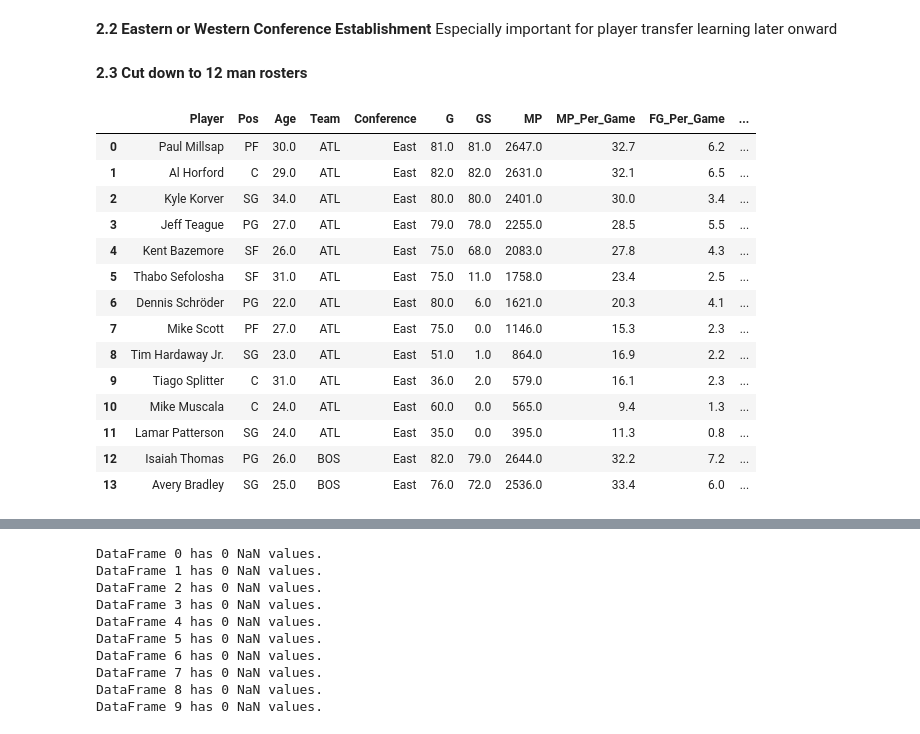
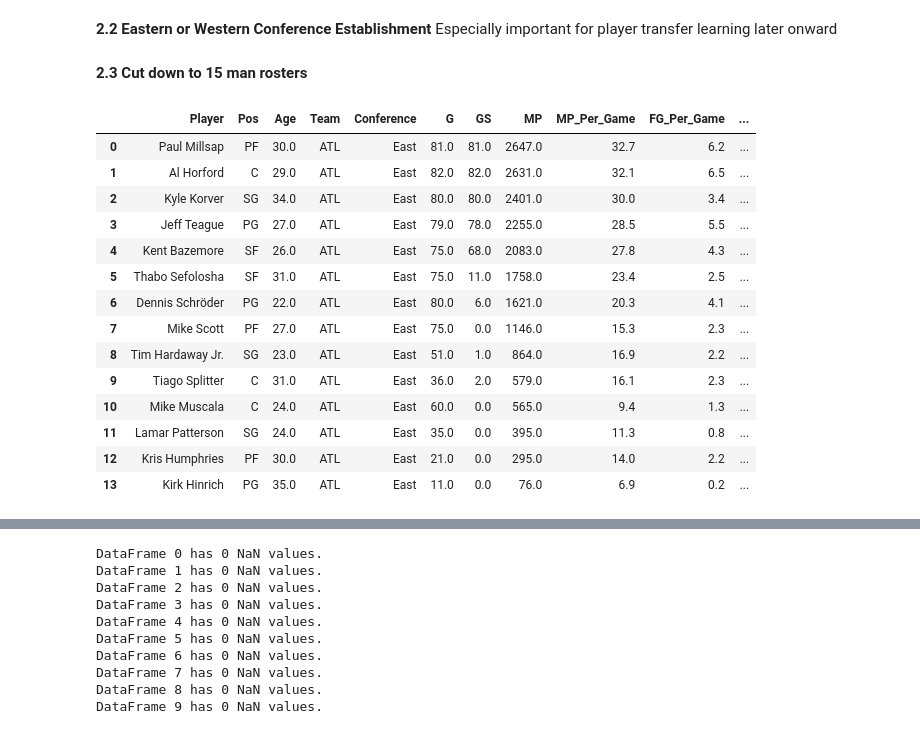
Before and after one commit to JZ-17/NESSIS, a Jupyter notebook: NESSIS.ipynb, the cells around one changed output, grey strips where cells are left out. Drawn from its saved outputs; the diff is of its cells as text; code cells hidden in the pictures.

```diff
--- a/NESSIS.ipynb
+++ b/NESSIS.ipynb
@@ -525,0 +573,32 @@ dataframes[0].tail(5)
+# %%
+# Merge Totals Dataframes
+totals_dataframes = [totals_data_15_16, totals_data_16_17, totals_data_17_18, totals_data_18_19, totals_data_19_20,
+              totals_data_20_21, totals_data_21_22, totals_data_22_23, totals_data_23_24, totals_data_24_25]
+
+for i in range(len(dataframes)):
+    df = dataframes[i]
+    totals = totals_dataframes[i]
+
+    # Clean column names
+    df.columns = df.columns.map(str).str.strip()
+    totals.columns = totals.columns.map(str).str.strip()
+
+    # Strip whitespace from Player and Team
+    for col in ['Player', 'Team']:
+        df[col] = df[col].str.strip()
+        totals[col] = totals[col].str.strip()
+
+    # Ensure Age is numeric and consistent
+    df['Age'] = pd.to_numeric(df['Age'], errors='coerce')
+    totals['Age'] = pd.to_numeric(totals['Age'], errors='coerce')
+
+    # Drop overlapping columns (except for keys)
+    merge_keys = {'Player', 'Team', 'Age'}
+    overlap = set(df.columns) & set(totals.columns) - merge_keys
+    totals_clean = totals.drop(columns=overlap)
+
+    # Merge into the main dataframe
+    dataframes[i] = pd.merge(df, totals_clean, on=['Player', 'Team', 'Age'], how='inner')
+
+
+dataframes[0].tail(5)
@@ -564,7 +650,7 @@ for i in range(len(dataframes)):
     df['Team'] = df['Team'].astype(str).str.strip()  # Just in case
     df['Conference'] = df['Team'].apply(lambda x: 'East' if x in eastern else 'West')
 # %% [markdown]
-**2.3 Cut down to 12 man rosters**
+**2.3 Cut down to 15 man rosters**
 # %%
 for i in range(len(dataframes)):
     df = dataframes[i]
@@ -616,36 +702,39 @@ for i in range(len(dataframes)):
 
         # Plus Stats
         '2P%', '3P%', 'eFG%', 'FT%',
         'FG+', '2P+', '3P+', 'eFG+', 'FT+', 'TS+',
-        'FTr+', '3PAr+', 'FG Add', 'TS Add'
+        'FTr+', '3PAr+', 'FG Add', 'TS Add',
+
+        # Totals
+        'Total_FG', 'Total_FGA', 'Total_3P', 'Total_3PA', 'Total_2P', 'Total_2PA', 'Total_FT', 'Total_FTA', 'Total_ORB', 'Total_DRB', 'Total_TRB', 'Total_AST', 'Total_STL', 'Total_BLK', 'Total_TOV', 'Total_PF', 'Total_PTS', 'Trp-Dbl'
     ]
 
     # Keep only available columns (some may be missing depending on year)
     ordered_cols = [col for col in ordered_cols if col in df.columns]
     df = df[ordered_cols]
 
-    # Sort and trim to top 12 per team by MP
+    # Sort and trim to top 15 per team by MP
     df = df.sort_values(by=['Team', 'MP'], ascending=[True, False]).reset_index(drop=True)
-    df = df.groupby('Team').head(12).reset_index(drop=True)
+    df = df.groupby('Team').head(15).reset_index(drop=True)
 
     # Save back
     dataframes[i] = df
 
 dataframes[0].head(14)
 # %% [output]
 |  | Player | Pos | Age | Team | Conference | G | GS | MP | MP_Per_Game | FG_Per_Game | ... |
 | 0 | Paul Millsap | PF | 30.0 | ATL | East | 81.0 | 81.0 | 2647.0 | 32.7 | 6.2 | ... |
 | 1 | Al Horford | C | 29.0 | ATL | East | 82.0 | 82.0 | 2631.0 | 32.1 | 6.5 | ... |
 | 2 | Kyle Korver | SG | 34.0 | ATL | East | 80.0 | 80.0 | 2401.0 | 30.0 | 3.4 | ... |
 | 3 | Jeff Teague | PG | 27.0 | ATL | East | 79.0 | 78.0 | 2255.0 | 28.5 | 5.5 | ... |
 | 4 | Kent Bazemore | SF | 26.0 | ATL | East | 75.0 | 68.0 | 2083.0 | 27.8 | 4.3 | ... |
 | 5 | Thabo Sefolosha | SF | 31.0 | ATL | East | 75.0 | 11.0 | 1758.0 | 23.4 | 2.5 | ... |
 | 6 | Dennis Schröder | PG | 22.0 | ATL | East | 80.0 | 6.0 | 1621.0 | 20.3 | 4.1 | ... |
 | 7 | Mike Scott | PF | 27.0 | ATL | East | 75.0 | 0.0 | 1146.0 | 15.3 | 2.3 | ... |
 | 8 | Tim Hardaway Jr. | SG | 23.0 | ATL | East | 51.0 | 1.0 | 864.0 | 16.9 | 2.2 | ... |
 | 9 | Tiago Splitter | C | 31.0 | ATL | East | 36.0 | 2.0 | 579.0 | 16.1 | 2.3 | ... |
 | 10 | Mike Muscala | C | 24.0 | ATL | East | 60.0 | 0.0 | 565.0 | 9.4 | 1.3 | ... |
 | 11 | Lamar Patterson | SG | 24.0 | ATL | East | 35.0 | 0.0 | 395.0 | 11.3 | 0.8 | ... |
-| 12 | Isaiah Thomas | PG | 26.0 | BOS | East | 82.0 | 79.0 | 2644.0 | 32.2 | 7.2 | ... |
-| 13 | Avery Bradley | SG | 25.0 | BOS | East | 76.0 | 72.0 | 2536.0 | 33.4 | 6.0 | ... |
+| 12 | Kris Humphries | PF | 30.0 | ATL | East | 21.0 | 0.0 | 295.0 | 14.0 | 2.2 | ... |
+| 13 | Kirk Hinrich | PG | 35.0 | ATL | East | 11.0 | 0.0 | 76.0 | 6.9 | 0.2 | ... |
 # %%
```
Also changed, not shown: parts of 31 cells of this notebook, 12 other files.
